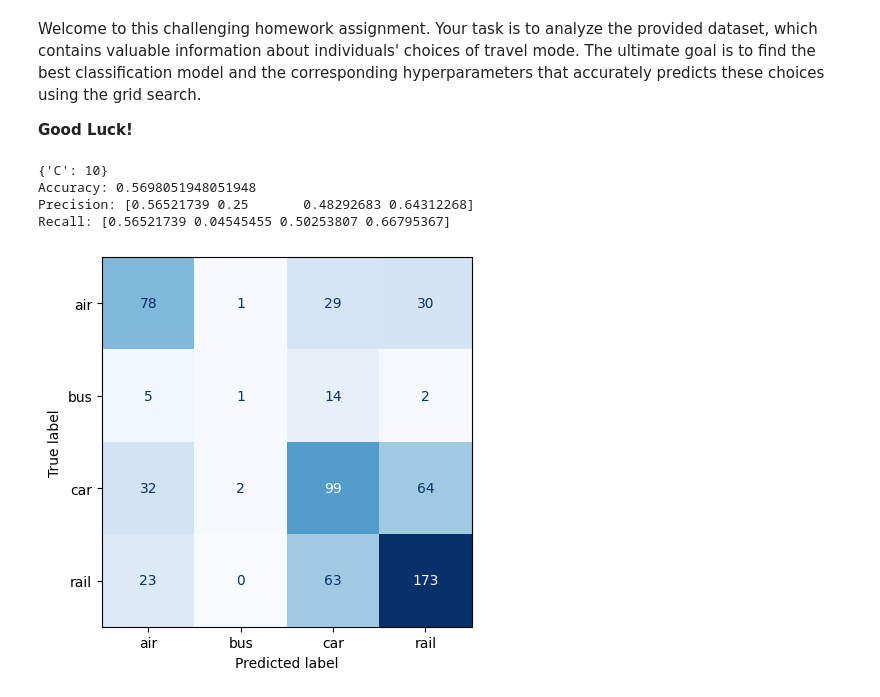
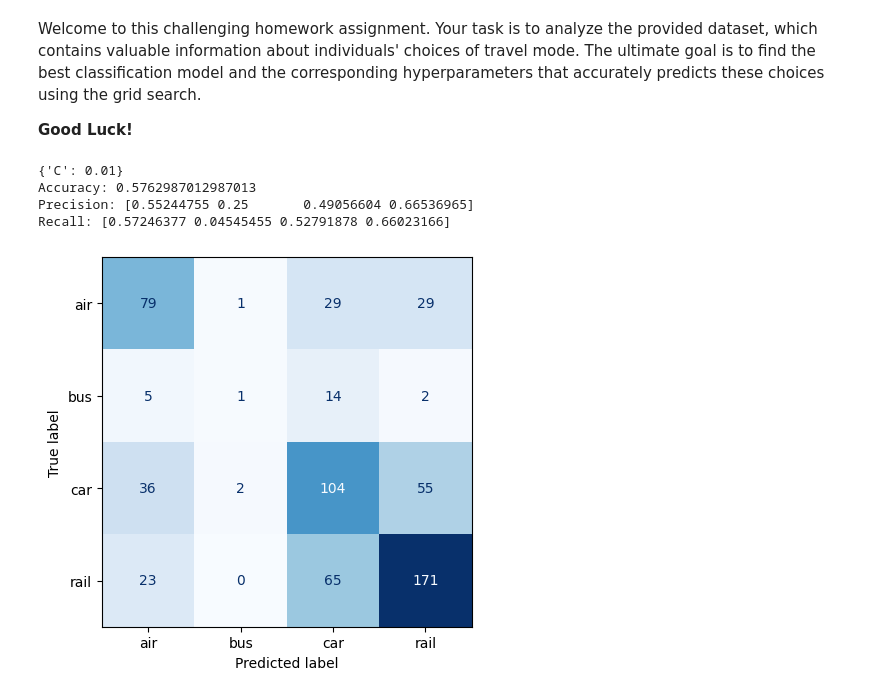
Before and after one commit to Tongm56/Assignments-Applied-AI-in-Transportation, a Jupyter notebook: Exercise-3 mode choice model/“Exercise_3_Mode_choice_model_lab3_ipynb”.ipynb, the cells around one changed output. Cells and saved outputs as stored; diff of their text form; code cells hidden in the pictures.

```diff
--- a/Exercise-3 mode choice model/“Exercise_3_Mode_choice_model_lab3_ipynb”.ipynb
+++ b/Exercise-3 mode choice model/“Exercise_3_Mode_choice_model_lab3_ipynb”.ipynb
@@ -103,13 +103,13 @@ data = pd.read_csv(url)
 
 ##---------------------The choice of encoding method---------------------------
 #(1) One-Hot Encoding
-# df = pd.get_dummies(data, columns=['service_air', 'service_rail'])
+df = pd.get_dummies(data, columns=['service_air', 'service_rail'])
 
 #(2) Label Encoding
-encoder = LabelEncoder()
-df=data.copy()
-df['service_air'] = encoder.fit_transform(df['service_air'])
-df['service_rail'] = encoder.fit_transform(df['service_rail'])
+# encoder = LabelEncoder()
+# df=data.copy()
+# df['service_air'] = encoder.fit_transform(df['service_air'])
+# df['service_rail'] = encoder.fit_transform(df['service_rail'])
 
 #(3) Dummy Encoding
 # df=data.copy()
@@ -165,35 +165,35 @@ model = LogisticRegression(max_iter=1000, random_state=0)
 # model= SVC(kernel="linear")
 
 # Initialize a GridSearchCV object to perform hyperparameter tuning
 # - 'estimator': The machine learning model (in this case, 'model') to be tuned.
 # - 'param_grid': A dictionary specifying the hyperparameter grid to search.
 # - 'cv': The number of cross-validation folds (here, 5-fold cross-validation is used).
 # - 'scoring': The evaluation metric used to compare different hyperparameter settings
 # --('accuracy','precision','recall, etc. see https://scikit-learn.org/stable/modules/model_evaluation.html#scoring-parameter).
 grid_search = GridSearchCV(estimator=model, param_grid=params, cv=5, scoring='accuracy')
 
 # Fit the GridSearchCV object to the training data to perform hyperparameter tuning
 grid_search.fit(x_train, y_train)
 
 # Retrieve the best hyperparameters identified by the grid search
 best_params = grid_search.best_params_
 print(best_params)
 # Retrieve the best cross-validated accuracy score achieved with the best hyperparameters
 best_score = grid_search.best_score_
 
 # Set 'model' to be the best estimator (model with the best hyperparameters) identified by the grid search
 model = grid_search.best_estimator_
 
 cmd.from_estimator(model, x_test, y_test,cmap='Blues',colorbar=False)
 
 
 ##---------------------Different measurements---------------------------
 print(f'Accuracy: {accuracy_score(y_test,model.predict(x_test))}')
 print(f'Precision: {precision_score(y_test,model.predict(x_test),average=None)}')
 print(f'Recall: {recall_score(y_test,model.predict(x_test),average=None)}')
 # %% [output]
-{'C': 10}
-Accuracy: 0.5698051948051948
-Precision: [0.56521739 0.25       0.48292683 0.64312268]
-Recall: [0.56521739 0.04545455 0.50253807 0.66795367]
+{'C': 0.01}
+Accuracy: 0.5762987012987013
+Precision: [0.55244755 0.25       0.49056604 0.66536965]
+Recall: [0.57246377 0.04545455 0.52791878 0.66023166]
-[figure, old version]
+[figure, new version]
```
Also changed, not shown: 2 other files.
